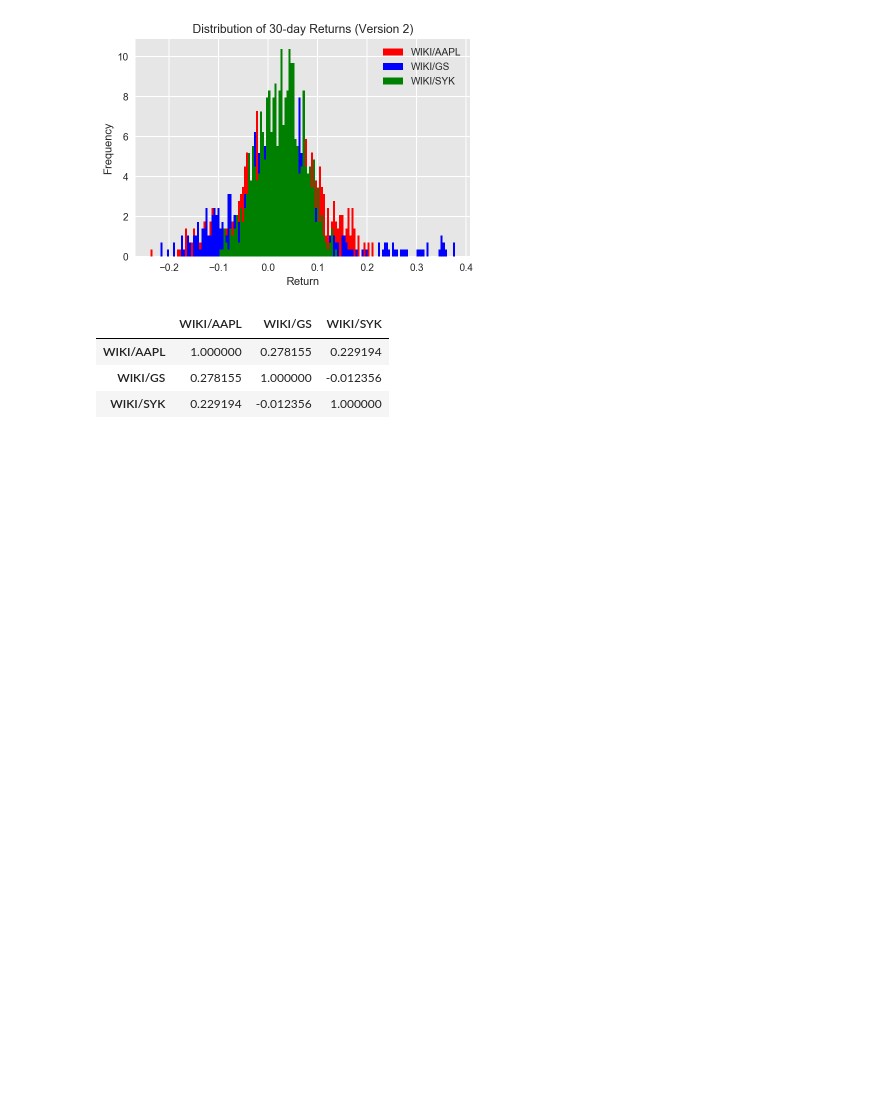
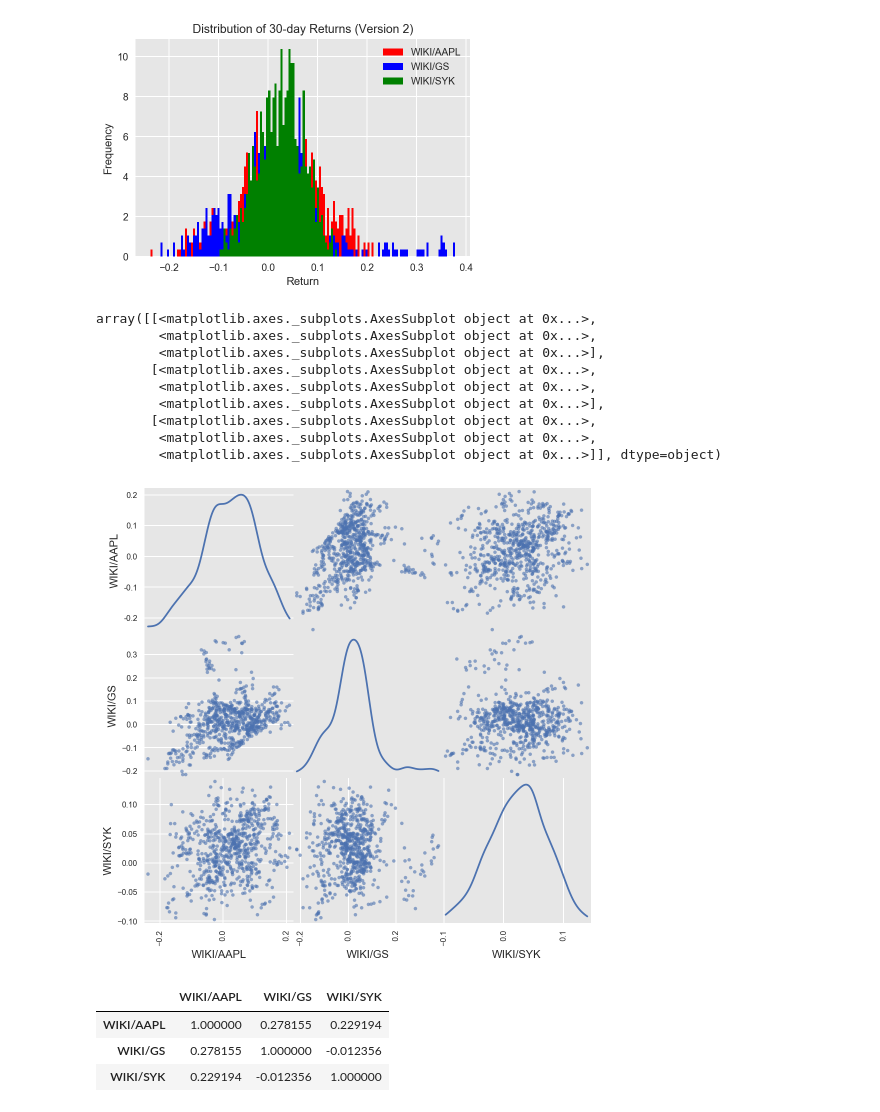
Before and after one commit to arminv/Portfolio-Backtesting-Project, a Jupyter notebook: Backtesting_Project.ipynb, the cells around one changed output. Saved outputs shown, nothing was run; the diff lists cells and outputs as text; code cells hidden in the pictures; blank space fills up the shorter version.

```diff
--- a/Backtesting_Project.ipynb
+++ b/Backtesting_Project.ipynb
@@ -309,6 +309,20 @@ plt.title('Distribution of 30-day Returns (Version 2)')
 # %% [output]
 <matplotlib.text.Text at 0x...>
 [figure]
+# %%
+# scatter matrix plot of 30-day returns (similar analysis as above):
+pd.plotting.scatter_matrix(adj_freq, diagonal='kde', alpha=0.6,figsize=(8,8), grid=False)
+# %% [output]
+array([[<matplotlib.axes._subplots.AxesSubplot object at 0x...>,
+        <matplotlib.axes._subplots.AxesSubplot object at 0x...>,
+        <matplotlib.axes._subplots.AxesSubplot object at 0x...>],
+       [<matplotlib.axes._subplots.AxesSubplot object at 0x...>,
+        <matplotlib.axes._subplots.AxesSubplot object at 0x...>,
+        <matplotlib.axes._subplots.AxesSubplot object at 0x...>],
+       [<matplotlib.axes._subplots.AxesSubplot object at 0x...>,
+        <matplotlib.axes._subplots.AxesSubplot object at 0x...>,
+        <matplotlib.axes._subplots.AxesSubplot object at 0x...>]], dtype=object)
+[figure, added]
 # %%
 # a simple correlation matrix for 30-day returns:
 # http://pandas.pydata.org/pandas-docs/version/0.17.0/generated/pandas.Series.corr.html
```
Also changed, not shown: parts of 2 cells of this notebook.
